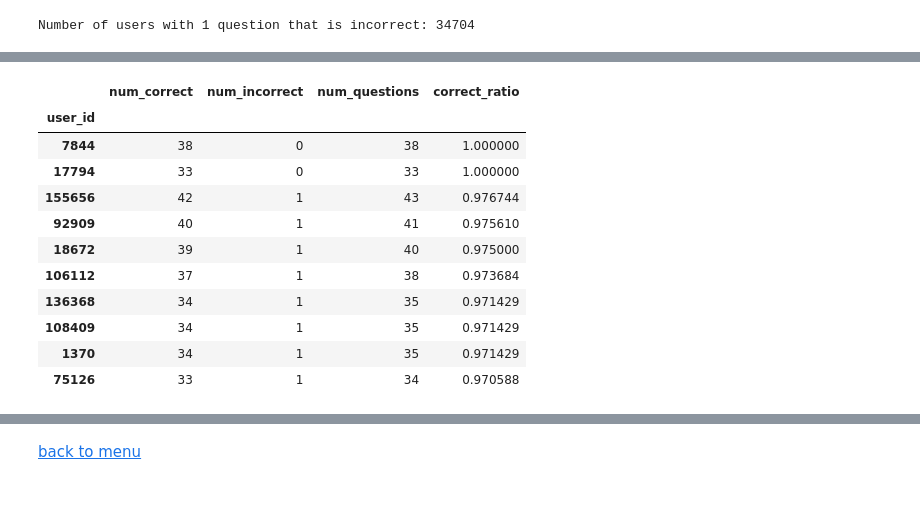
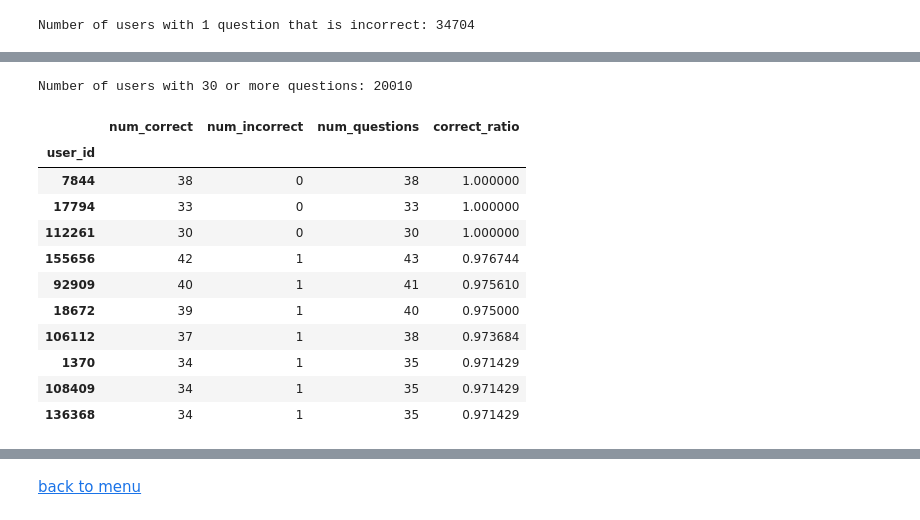
Before and after one commit to oserttas-math/predicting_assessment_mastery, a Jupyter notebook: notebooks/initial_data_exploration.ipynb, the cells around one changed output, grey strips where cells are left out. Cells and saved outputs as stored; diff of their text form; code cells hidden in the pictures.

```diff
--- a/notebooks/initial_data_exploration.ipynb
+++ b/notebooks/initial_data_exploration.ipynb
@@ -204,9 +203,7 @@ df.head()
 | 4 | 1 | 85818 | 1773 | 0 | 1 | 5 | 11 | 183 194 207 | ... |
 # %%
 # Reorder the columns and save:
-column_labels = ['user_id', 'round_started_at', 'answered_at', 'deactivated_at', 'round_ended_at', 'round_duration',
-                 'outcome', 'group_name', 'track_name', 'subtrack_name', 'tag_string',
-                 'question_id', 'question_type', 'game_type', 'num_players', 'date_of_test']
+column_labels = ['user_id', 'question_id', 'round_started_at', 'answered_at', 'deactivated_at', 'round_ended_at', 'round_duration', 'outcome', 'group_name', 'track_name', 'subtrack_name', 'tag_string', 'question_type', 'game_type', 'num_players', 'date_of_test']
 df = df[column_labels]
 
 # Reinspect the structure to confirm:
@@ -362,6 +359,5 @@ len(df.user_id.unique())
 179093
 # %%
 # Get the number of users who entered a value for date_of_test:
-dot_df = df.set_index(['user_id'])
-len(dot_df[dot_df.date_of_test.notnull()].groupby('user_id').sum())
+len(df[df.date_of_test.notnull()].groupby('user_id').sum())
 # %% [output]
@@ -874,31 +945,0 @@ plt.show()
-# %%
-# Set up some variables to inspect ratios and distributions of correct, incorrect:
-
-# Save the total number of entries per user in the outcome column:
-question_count = df.groupby('user_id')['outcome'].count()
-
-# Save the total number of correct entries per user in the 'outcome' column;
-# values are 0 (incorrect) and 1 (correct), so a sum of values in the column will do:
-correct_answer_count = df.groupby('user_id')['outcome'].sum()
-
-# Save the total number of incorrect entries per user by subracting correct from total:
-incorrect_answer_count = question_count.subtract(correct_answer_count)
-
-# Save the ratio of correct answers per user, dividing by total:
-ratio = correct_answer_count/question_count
-
-# Build and save the dictionary and dataframe to look at user scores:
-user_score = {
-    'num_questions': question_count,
-    'num_correct': correct_answer_count,
-    'num_incorrect': incorrect_answer_count,
-    'correct_ratio': ratio
-}
-df_user_score = pd.DataFrame(user_score)
-
-# Rearrange the column order:
-df_user_score = df_user_score[['num_correct', 'num_incorrect',
-                               'num_questions', 'correct_ratio']]
-
-# Inspect the structure and values in the first 5 rows of the user score dataframe:
-df_user_score.head()
@@ -982,22 +1134,28 @@ Number of users with 1 question that is incorrect: 34704
+# %%
+# Number of users with at least 30 questions:
+num_questions_filter = df_user_score.num_questions >= 30
+print( ('Number of users with 30 or more questions:'), len(df_user_score[num_questions_filter]) )
+# %% [output]
+Number of users with 30 or more questions: 20010
 # %%
-# Top scores for users attempting more than 30 questions -
+# Top scores for users attempting 30 or more questions -
 
 # Filter by num_questions, sort the results by correct_ratio, save:
-user_rank = df_user_score[df_user_score.num_questions > 30].sort_values(by='correct_ratio',
-                                                                        ascending=False)
+user_rank = df_user_score[df_user_score.num_questions >= 30].sort_values(by=['correct_ratio', 'num_questions'], ascending=False)
+
 # Inspect the top 10:
 user_rank.head(10)
 # %% [output]
 |  | num_correct | num_incorrect | num_questions | correct_ratio |
 | user_id |  |  |  |  |
 | 7844 | 38 | 0 | 38 | 1.000000 |
 | 17794 | 33 | 0 | 33 | 1.000000 |
+| 112261 | 30 | 0 | 30 | 1.000000 |
 | 155656 | 42 | 1 | 43 | 0.976744 |
 | 92909 | 40 | 1 | 41 | 0.975610 |
 | 18672 | 39 | 1 | 40 | 0.975000 |
 | 106112 | 37 | 1 | 38 | 0.973684 |
+| 1370 | 34 | 1 | 35 | 0.971429 |
+| 108409 | 34 | 1 | 35 | 0.971429 |
 | 136368 | 34 | 1 | 35 | 0.971429 |
-| 108409 | 34 | 1 | 35 | 0.971429 |
-| 1370 | 34 | 1 | 35 | 0.971429 |
-| 75126 | 33 | 1 | 34 | 0.970588 |
 # %%
```
Also changed, not shown: parts of 106 cells of this notebook, 5 other files.
